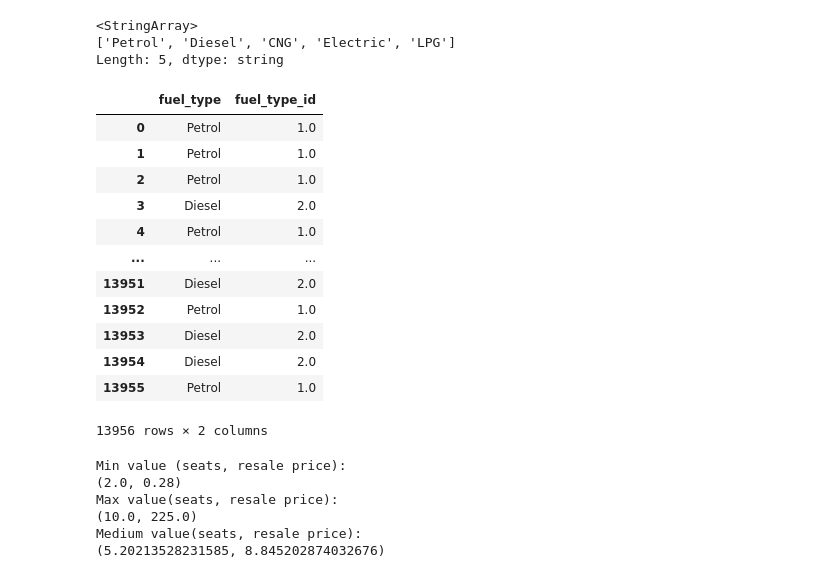
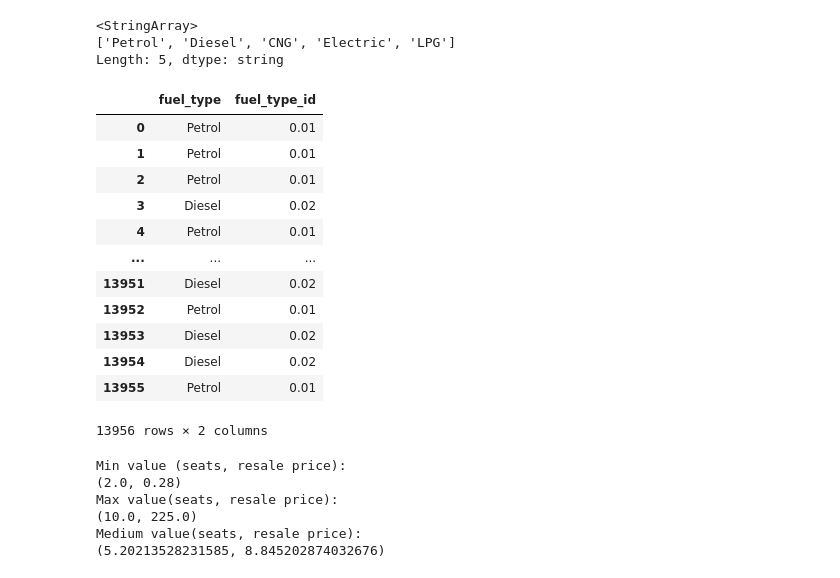
Before and after one commit to ruicoelhor22/AASE, a Jupyter notebook: dataQuality2.ipynb, the cells around one changed output. Drawn from its saved outputs; the diff is of its cells as text; code cells hidden in the pictures.

```diff
--- a/dataQuality2.ipynb
+++ b/dataQuality2.ipynb
@@ -126,28 +126,30 @@ Length: 5, dtype: string
 # %%
 #Create fuel_type ID
 fuel_type_id = {
-    'Petrol': 1,
-    'Diesel': 2,
-    'CNG': 3,
-    'Electric': 4,
-    'LPG': 5
+    'Petrol': 0.01,
+    'Diesel': 0.02,
+    'CNG': 0.12,
+    'Electric': 1.02,
+    'LPG': 2.27
 }
 df['fuel_type_id'] = df['fuel_type'].map(fuel_type_id)
 df['fuel_type_id'] = df['fuel_type_id'].astype(float)
 df[['fuel_type', 'fuel_type_id']]
+
+#testar com a abordagem IDF
 # %% [output]
 |  | fuel_type | fuel_type_id |
-| 0 | Petrol | 1.0 |
-| 1 | Petrol | 1.0 |
-| 2 | Petrol | 1.0 |
-| 3 | Diesel | 2.0 |
-| 4 | Petrol | 1.0 |
+| 0 | Petrol | 0.01 |
+| 1 | Petrol | 0.01 |
+| 2 | Petrol | 0.01 |
+| 3 | Diesel | 0.02 |
+| 4 | Petrol | 0.01 |
 | ... | ... | ... |
-| 13951 | Diesel | 2.0 |
-| 13952 | Petrol | 1.0 |
-| 13953 | Diesel | 2.0 |
-| 13954 | Diesel | 2.0 |
-| 13955 | Petrol | 1.0 |
+| 13951 | Diesel | 0.02 |
+| 13952 | Petrol | 0.01 |
+| 13953 | Diesel | 0.02 |
+| 13954 | Diesel | 0.02 |
+| 13955 | Petrol | 0.01 |
 13956 rows × 2 columns
 # %%
 # max min mean
```
Also changed, not shown: parts of 2 cells of this notebook.
